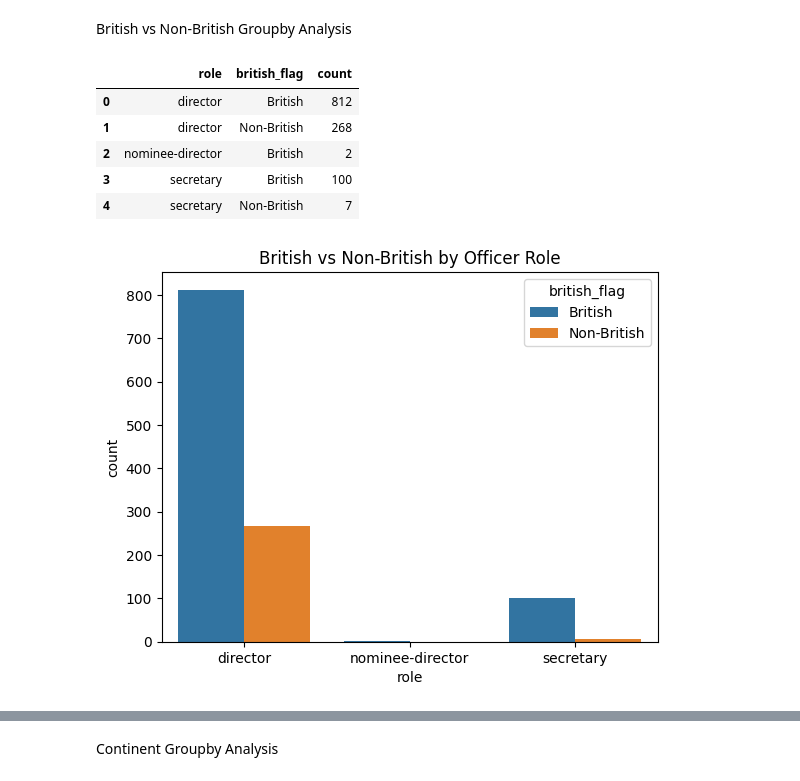
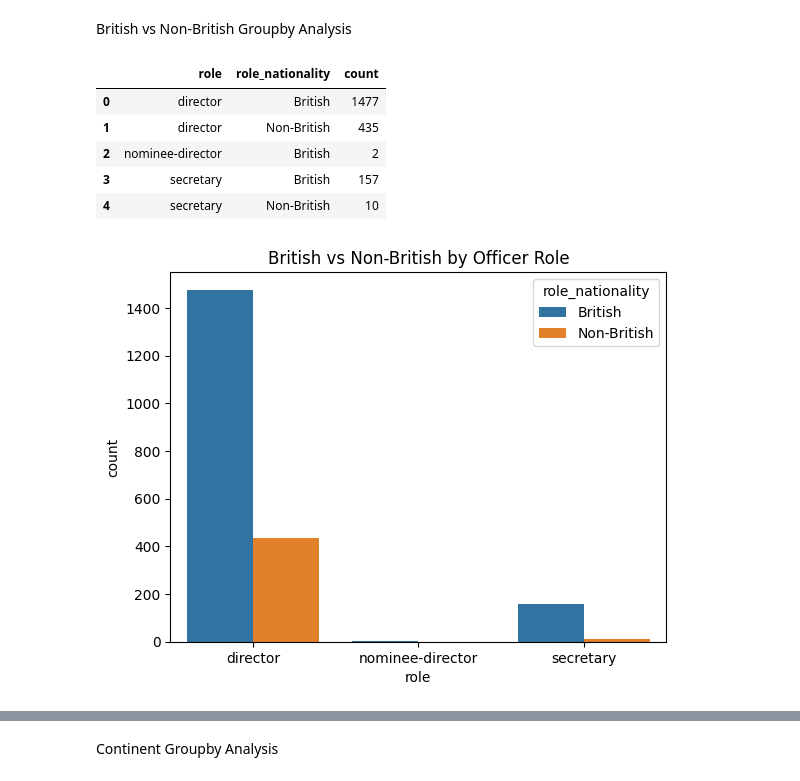
Before and after one commit to joshwclarke1994/my_projects, a Jupyter notebook: DS01My first notebook.ipynb, the cells around one changed output, grey strips where cells are left out. Drawn from its saved outputs; the diff is of its cells as text; code cells hidden in the pictures.

```diff
--- a/DS01My first notebook.ipynb
+++ b/DS01My first notebook.ipynb
@@ -266,31 +262,31 @@ df["nationality_clean"] = df["nationality_clean"].astype("category")
 # %% [markdown]
 British vs Non-British Groupby Analysis
 # %%
-df["british_flag"] = df["nationality_clean"].apply(
+df["role_nationality"] = df["nationality_clean"].apply(
     lambda x: "British" if x == "british" else "Non-British"
 )
 # %%
-role_nationality = df.groupby(["role","british_flag"]).size().reset_index(name="count")
+role_nationality = df.groupby(["role","role_nationality"]).size().reset_index(name="count")
 
 role_nationality
 # %% [output]
-|  | role | british_flag | count |
-| 0 | director | British | 812 |
-| 1 | director | Non-British | 268 |
+|  | role | role_nationality | count |
+| 0 | director | British | 1477 |
+| 1 | director | Non-British | 435 |
 | 2 | nominee-director | British | 2 |
-| 3 | secretary | British | 100 |
-| 4 | secretary | Non-British | 7 |
+| 3 | secretary | British | 157 |
+| 4 | secretary | Non-British | 10 |
 # %%
 sns.barplot(
     data=role_nationality,
     x="role",
     y="count",
-    hue="british_flag"
+    hue="role_nationality"
 )
 
 plt.title("British vs Non-British by Officer Role")
 
 plt.show()
 # %% [output]
-[figure, old version]
+[figure, new version]
 # %%
```
Also changed, not shown: parts of 14 cells of this notebook, 18 other files.
